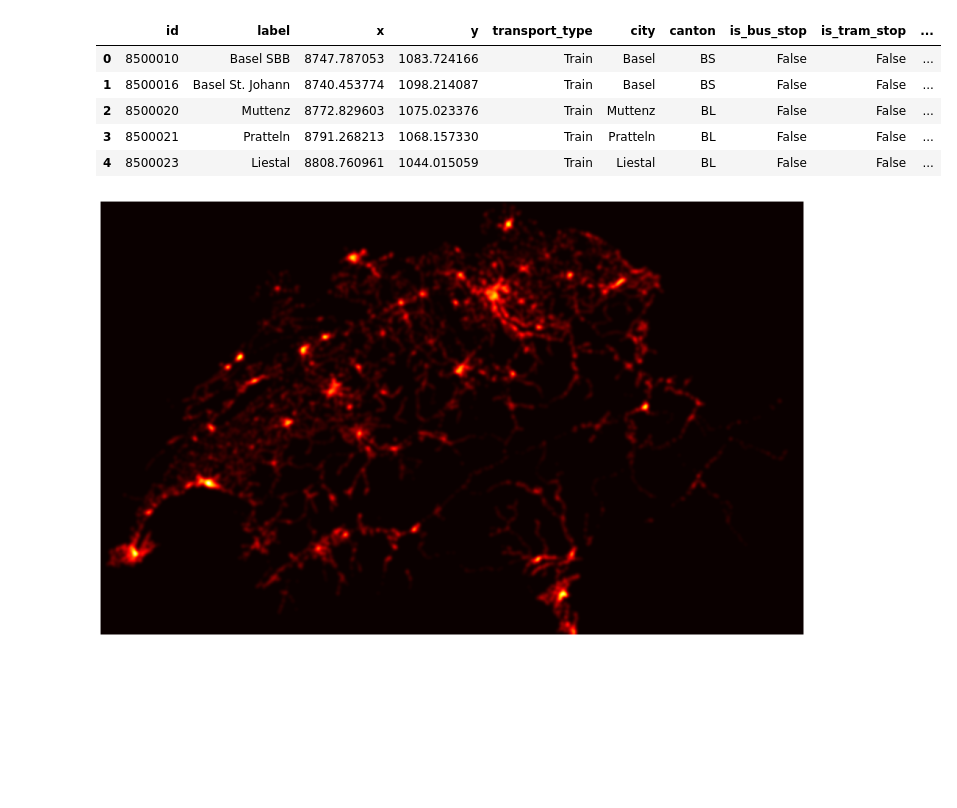
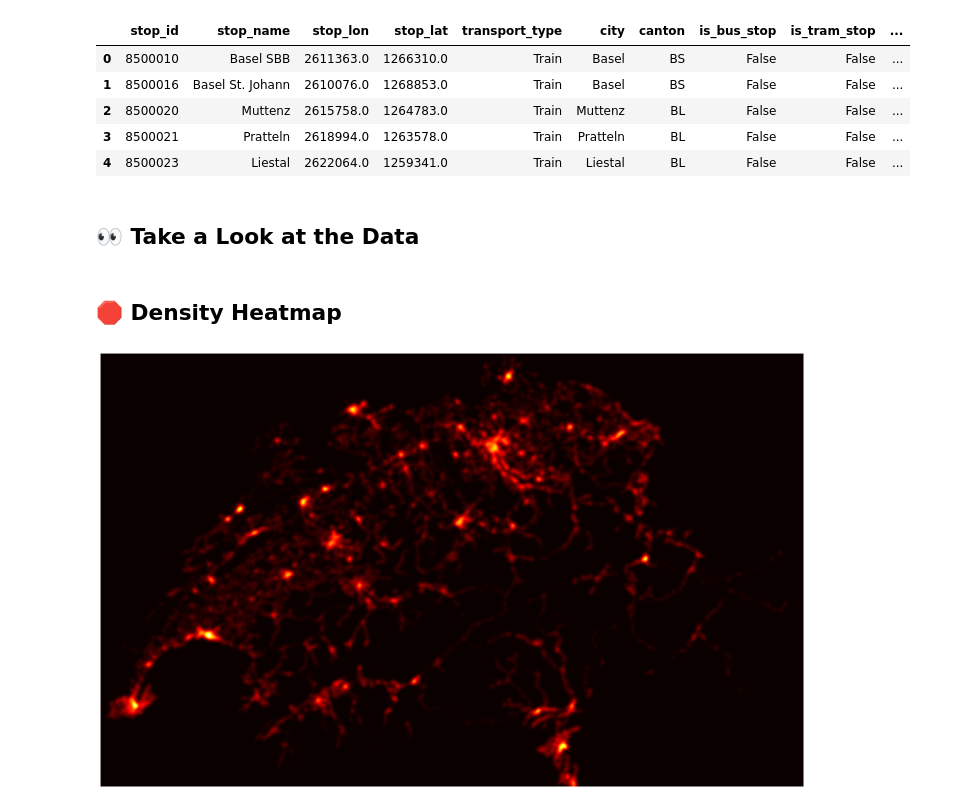
Before and after one commit to com-480-data-visualization/project-2023-choo-choo-data-darlings, a Jupyter notebook: notebooks/analysis/heatmap.ipynb, the cells around one changed output. Saved outputs shown, nothing was run; the diff lists cells and outputs as text; code cells hidden in the pictures; blank space fills up the shorter version.

Commit message:
refactor heatmap

```diff
--- a/notebooks/heatmap/basic_heatmap.ipynb
+++ b/notebooks/analysis/heatmap.ipynb
@@ -9,23 +22,24 @@ import pyproj
 # %%
-bav = pd.read_csv("../../data/processed/stops_with_data.csv")
-# delet cols
+STOPS_PATH = '../../data/processed/stops.csv'
+
+bav = pd.read_csv(STOPS_PATH)
 bav.drop(columns=[
     "x_fa2",
     "y_fa2",
     "indegree",
     "outdegree",
     "degree",
     "betweenness_centrality",
 ], inplace=True)
 bav.rename(columns={
     "x_geo": "x",
     "y_geo": "y",
 }, inplace=True)
 bav.head()
 # %% [output]
-|  | id | label | x | y | transport_type | city | canton | is_bus_stop | is_tram_stop | ... |
-| 0 | 8500010 | Basel SBB | 8747.787053 | 1083.724166 | Train | Basel | BS | False | False | ... |
-| 1 | 8500016 | Basel St. Johann | 8740.453774 | 1098.214087 | Train | Basel | BS | False | False | ... |
-| 2 | 8500020 | Muttenz | 8772.829603 | 1075.023376 | Train | Muttenz | BL | False | False | ... |
-| 3 | 8500021 | Pratteln | 8791.268213 | 1068.157330 | Train | Pratteln | BL | False | False | ... |
-| 4 | 8500023 | Liestal | 8808.760961 | 1044.015059 | Train | Liestal | BL | False | False | ... |
+|  | stop_id | stop_name | stop_lon | stop_lat | transport_type | city | canton | is_bus_stop | is_tram_stop | ... |
+| 0 | 8500010 | Basel SBB | 2611363.0 | 1266310.0 | Train | Basel | BS | False | False | ... |
+| 1 | 8500016 | Basel St. Johann | 2610076.0 | 1268853.0 | Train | Basel | BS | False | False | ... |
+| 2 | 8500020 | Muttenz | 2615758.0 | 1264783.0 | Train | Muttenz | BL | False | False | ... |
+| 3 | 8500021 | Pratteln | 2618994.0 | 1263578.0 | Train | Pratteln | BL | False | False | ... |
+| 4 | 8500023 | Liestal | 2622064.0 | 1259341.0 | Train | Liestal | BL | False | False | ... |
@@ -181,5 +55,9 @@ heatmap = Heatmap(
+# %% [markdown]
+## **👀 Take a Look at the Data**
 # %%
 heatmap.show_map()
+# %% [markdown]
+## **🛑 Density Heatmap**
 # %%
 heatmap.show_density_heatmap(radius=5)
 # %% [output]
```
Also changed, not shown: parts of 12 cells of this notebook, 8 other files.
